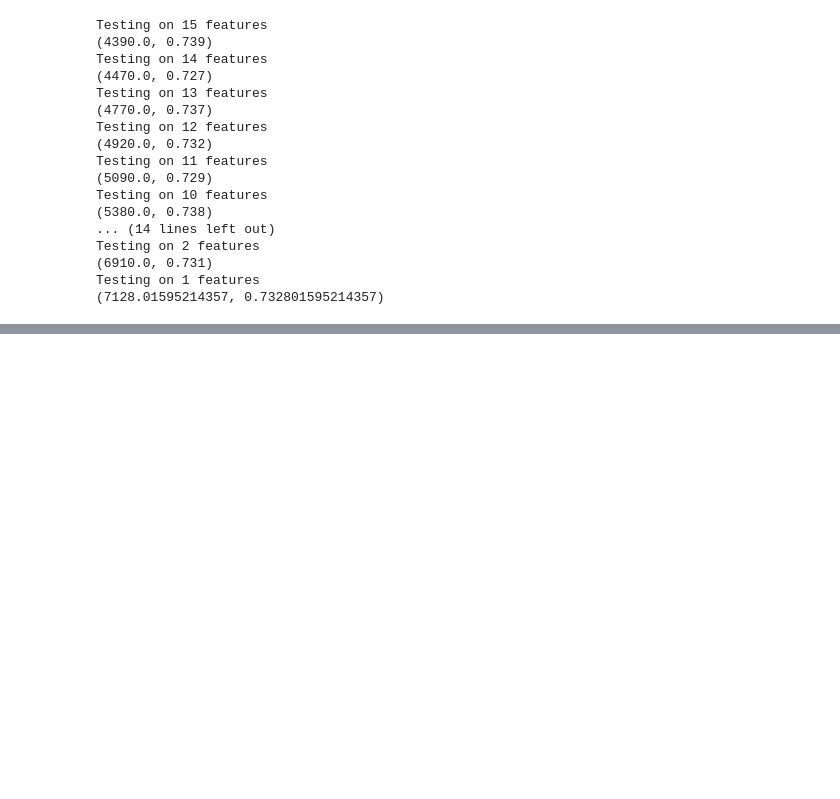
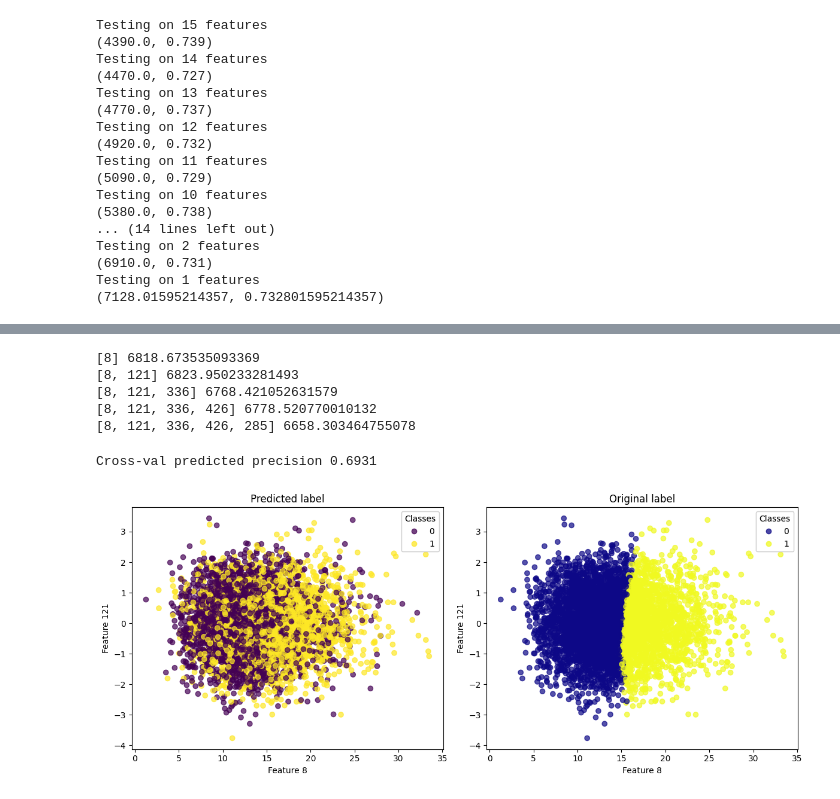
Before and after one commit to Michal-Iwicki/AML_projects, a Jupyter notebook: project2/tests.ipynb, the cells around one changed output, grey strips where cells are left out. Saved outputs shown, nothing was run; the diff lists cells and outputs as text; code cells hidden in the pictures; blank space fills up the shorter version.

Commit message:
Implementation of new method

```diff
--- a/project2/tests.ipynb
+++ b/project2/tests.ipynb
@@ -471,17 +425,0 @@ array([[1],
-# %%
-import pandas as pd
-import numpy as np
-from sklearn.model_selection import train_test_split
-from sklearn.preprocessing import StandardScaler
-from scipy.spatial.distance import cdist
-
-X = np.array(pd.read_csv("data/x_train.txt",header=None,sep=" "))
-y = np.array(pd.read_csv("data/y_train.txt",header=None,sep=" "))
-y[y==0]=-1
-X_train,X_test,y_train,y_test = train_test_split(X[:,3].reshape(-1,1),y)
-# %%
-scaler = StandardScaler().fit(X_train)
-X_train = scaler.transform(X_train)
-X_test = scaler.transform(X_test)
-dist= cdist(X_test,X_train,metric="euclidean")
-dist = np.exp(-(dist**2)/(2*X_train.shape[1]))
@@ -490,3 +425,0 @@ pred = dist@y_train
-# %%
-threshold = np.median(pred)
-y_pred = np.where(pred > threshold, 1, -1)
@@ -497,0 +456,60 @@ accuracy_score(y_test,y_pred)
+# %%
+import pandas as pd
+import numpy as np
+X = np.array(pd.read_csv("data/x_train.txt",header=None,sep=" "))
+y = np.array(pd.read_csv("data/y_train.txt",header=None,sep=" "))
+num_target=1000
+max_features = 5
+selected = []
+remaining = list(range(X.shape[1]))
+for _ in range(max_features):
+    best_result = 0
+    for feature in remaining:
+        X_selected = X[:,selected+[feature]]
+        model = kernel_distance_classifier()
+        y_pred =cross_val_predict(model, X_selected, y, cv=5, method='predict_proba')
+        result = eval_proba(y_pred,y,X_selected.shape[1])[0]
+        if result > best_result:
+            best_feature = feature
+            best_result = result
+    remaining.remove(best_feature)
+    selected.append(best_feature)
+    print(selected,best_result)
+# %% [output]
+[8] 6818.673535093369
+[8, 121] 6823.950233281493
+[8, 121, 336] 6768.421052631579
+[8, 121, 336, 426] 6778.520770010132
+[8, 121, 336, 426, 285] 6658.303464755078
+# %%
+import matplotlib.pyplot as plt
+from sklearn.metrics import precision_score
+
+X = np.array(pd.read_csv("data/x_train.txt",header=None,sep=" "))
+y = np.array(pd.read_csv("data/y_train.txt",header=None,sep=" "))
+X_selected = X[:,[8,121]]
+model = kernel_distance_classifier()
+y_pred  = cross_val_predict(model, X_selected, y, cv=5, method='predict')
+fig, axes = plt.subplots(1, 2, figsize=(12, 5))
+
+# Wykres 1: label z pierwszego źródła
+scatter1 = axes[0].scatter(X_selected[:, 0], X_selected[:, 1], c=y, cmap='viridis', alpha=0.7)
+axes[0].set_title("Predicted label")
+axes[0].set_xlabel("Feature 8")
+axes[0].set_ylabel("Feature 121")
+legend1 = axes[0].legend(*scatter1.legend_elements(), title="Classes")
+axes[0].add_artist(legend1)
+
+scatter2 = axes[1].scatter(X_selected[:, 0], X_selected[:, 1], c=y_pred, cmap='plasma', alpha=0.7)
+axes[1].set_title("Original label")
+axes[1].set_xlabel("Feature 8")
+axes[1].set_ylabel("Feature 121")
+legend2 = axes[1].legend(*scatter2.legend_elements(), title="Classes")
+axes[1].add_artist(legend2)
+
+print("Cross-val predicted precision", np.round(precision_score(y,y_pred),4))
+plt.tight_layout()
+plt.show()
+# %% [output]
+Cross-val predicted precision 0.6931
+[figure, added]
```
Also changed, not shown: parts of 6 cells of this notebook.
